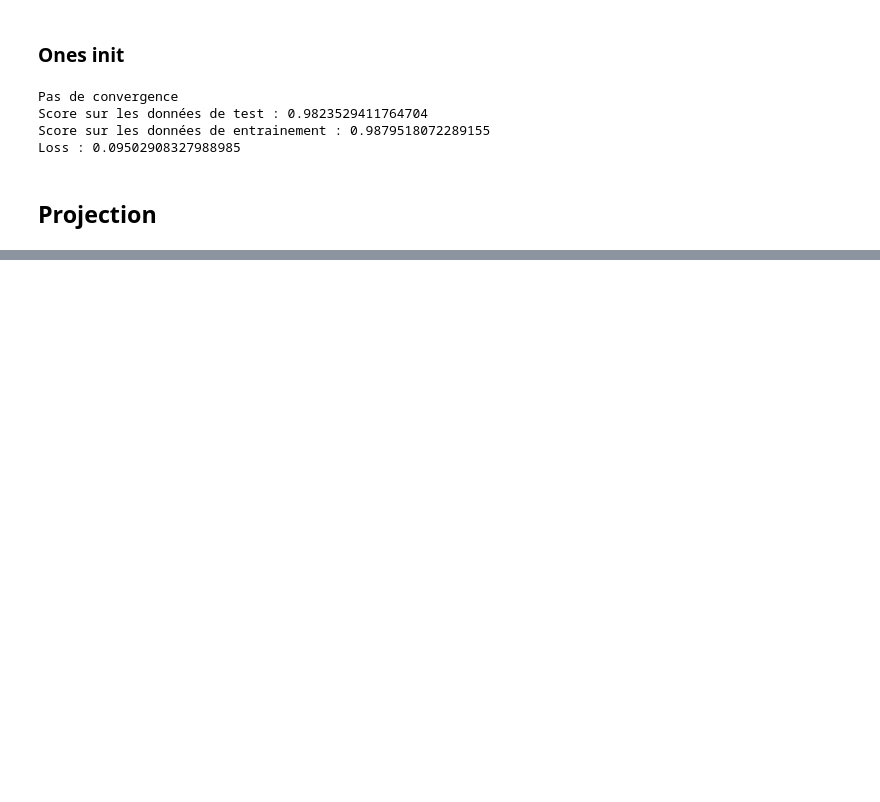
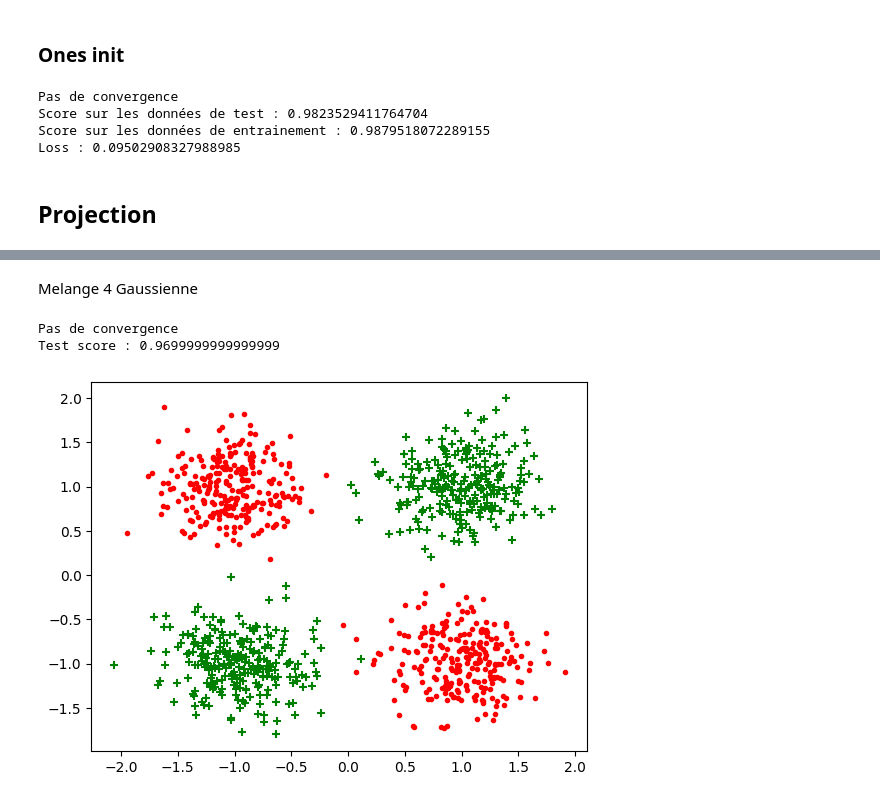
Before and after one commit to baris221/ML-2023-24-Baris-Erto, a Jupyter notebook: TME5/src/tme5.ipynb, the cells around one changed output, grey strips where cells are left out. Cells and saved outputs as stored; diff of their text form; code cells hidden in the pictures; blank space fills up the shorter version.

```diff
--- a/TME5/src/tme5.ipynb
+++ b/TME5/src/tme5.ipynb
@@ -210,2 +260,18 @@ Test score : 0.9999999999999999
 Test score : 0.9999999999999999
 Loss : 0.0
+# %% [markdown]
+Melange 4 Gaussienne
+# %%
+datax,datay=gen_arti(data_type=1)
+trainx,testx,trainy,testy=train_test_split(datax,datay,train_size=0.8)
+poly_train=proj_poly(trainx)
+poly_test=proj_poly(testx)
+ploy_4_gauss=Lineaire(max_iter=1000)
+ploy_4_gauss.fit(poly_train,trainy)
+print("Test score :",ploy_4_gauss.score(poly_test,testy))
+#plot_frontiere(datax, lambda x: np.sign(x.dot(ploy_4_gauss.w)), step=100)
+plot_data(datax,datay)
+# %% [output]
+Pas de convergence
+Test score : 0.9699999999999999
+[figure, added]
```
Also changed, not shown: parts of 8 cells of this notebook.
